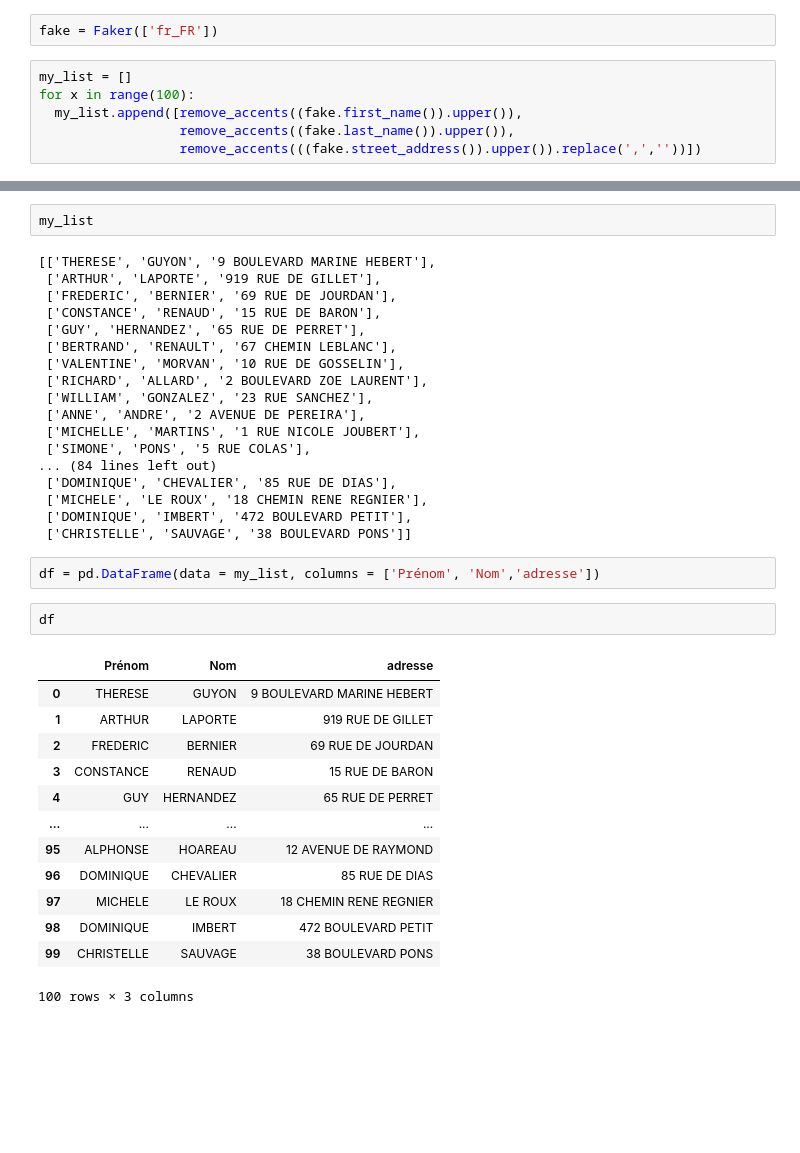
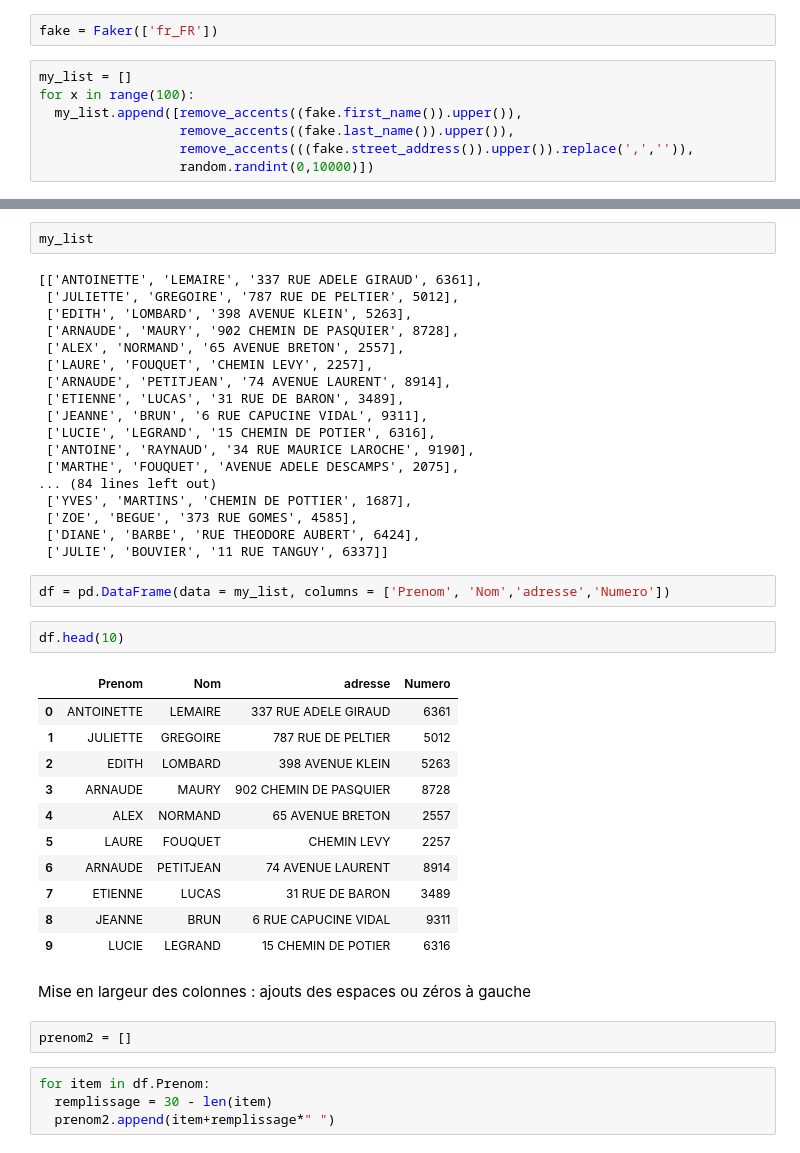
Before and after one commit to Didier-Lebourgeois/colab, a Jupyter notebook: df_fake_data.ipynb, the cells around one changed output, grey strips where cells are left out. Saved outputs shown, nothing was run; the diff lists cells and outputs as text; blank space fills up the shorter version.

```diff
--- a/df_fake_data.ipynb
+++ b/df_fake_data.ipynb
@@ -28,4 +29,5 @@ my_list = []
 for x in range(100):
   my_list.append([remove_accents((fake.first_name()).upper()),
                   remove_accents((fake.last_name()).upper()),
-                  remove_accents(((fake.street_address()).upper()).replace(',',''))])
+                  remove_accents(((fake.street_address()).upper()).replace(',','')),
+                  random.randint(0,10000)])
@@ -36,38 +40,44 @@ remove_accents(fake.city()).upper()
 # %%
 my_list
 # %% [output]
-[['THERESE', 'GUYON', '9 BOULEVARD MARINE HEBERT'],
- ['ARTHUR', 'LAPORTE', '919 RUE DE GILLET'],
- ['FREDERIC', 'BERNIER', '69 RUE DE JOURDAN'],
- ['CONSTANCE', 'RENAUD', '15 RUE DE BARON'],
- ['GUY', 'HERNANDEZ', '65 RUE DE PERRET'],
- ['BERTRAND', 'RENAULT', '67 CHEMIN LEBLANC'],
- ['VALENTINE', 'MORVAN', '10 RUE DE GOSSELIN'],
- ['RICHARD', 'ALLARD', '2 BOULEVARD ZOE LAURENT'],
- ['WILLIAM', 'GONZALEZ', '23 RUE SANCHEZ'],
- ['ANNE', 'ANDRE', '2 AVENUE DE PEREIRA'],
- ['MICHELLE', 'MARTINS', '1 RUE NICOLE JOUBERT'],
- ['SIMONE', 'PONS', '5 RUE COLAS'],
+[['ANTOINETTE', 'LEMAIRE', '337 RUE ADELE GIRAUD', 6361],
+ ['JULIETTE', 'GREGOIRE', '787 RUE DE PELTIER', 5012],
+ ['EDITH', 'LOMBARD', '398 AVENUE KLEIN', 5263],
+ ['ARNAUDE', 'MAURY', '902 CHEMIN DE PASQUIER', 8728],
+ ['ALEX', 'NORMAND', '65 AVENUE BRETON', 2557],
+ ['LAURE', 'FOUQUET', 'CHEMIN LEVY', 2257],
+ ['ARNAUDE', 'PETITJEAN', '74 AVENUE LAURENT', 8914],
+ ['ETIENNE', 'LUCAS', '31 RUE DE BARON', 3489],
+ ['JEANNE', 'BRUN', '6 RUE CAPUCINE VIDAL', 9311],
+ ['LUCIE', 'LEGRAND', '15 CHEMIN DE POTIER', 6316],
+ ['ANTOINE', 'RAYNAUD', '34 RUE MAURICE LAROCHE', 9190],
+ ['MARTHE', 'FOUQUET', 'AVENUE ADELE DESCAMPS', 2075],
 ... (84 lines left out)
- ['DOMINIQUE', 'CHEVALIER', '85 RUE DE DIAS'],
- ['MICHELE', 'LE ROUX', '18 CHEMIN RENE REGNIER'],
- ['DOMINIQUE', 'IMBERT', '472 BOULEVARD PETIT'],
- ['CHRISTELLE', 'SAUVAGE', '38 BOULEVARD PONS']]
+ ['YVES', 'MARTINS', 'CHEMIN DE POTTIER', 1687],
+ ['ZOE', 'BEGUE', '373 RUE GOMES', 4585],
+ ['DIANE', 'BARBE', 'RUE THEODORE AUBERT', 6424],
+ ['JULIE', 'BOUVIER', '11 RUE TANGUY', 6337]]
 # %%
-df = pd.DataFrame(data = my_list, columns = ['Prénom', 'Nom','adresse'])
+df = pd.DataFrame(data = my_list, columns = ['Prenom', 'Nom','adresse','Numero'])
 # %%
-df
+df.head(10)
 # %% [output]
-|  | Prénom | Nom | adresse |
-| 0 | THERESE | GUYON | 9 BOULEVARD MARINE HEBERT |
-| 1 | ARTHUR | LAPORTE | 919 RUE DE GILLET |
-| 2 | FREDERIC | BERNIER | 69 RUE DE JOURDAN |
-| 3 | CONSTANCE | RENAUD | 15 RUE DE BARON |
-| 4 | GUY | HERNANDEZ | 65 RUE DE PERRET |
-| ... | ... | ... | ... |
-| 95 | ALPHONSE | HOAREAU | 12 AVENUE DE RAYMOND |
-| 96 | DOMINIQUE | CHEVALIER | 85 RUE DE DIAS |
-| 97 | MICHELE | LE ROUX | 18 CHEMIN RENE REGNIER |
-| 98 | DOMINIQUE | IMBERT | 472 BOULEVARD PETIT |
-| 99 | CHRISTELLE | SAUVAGE | 38 BOULEVARD PONS |
+|  | Prenom | Nom | adresse | Numero |
+| 0 | ANTOINETTE | LEMAIRE | 337 RUE ADELE GIRAUD | 6361 |
+| 1 | JULIETTE | GREGOIRE | 787 RUE DE PELTIER | 5012 |
+| 2 | EDITH | LOMBARD | 398 AVENUE KLEIN | 5263 |
+| 3 | ARNAUDE | MAURY | 902 CHEMIN DE PASQUIER | 8728 |
+| 4 | ALEX | NORMAND | 65 AVENUE BRETON | 2557 |
+| 5 | LAURE | FOUQUET | CHEMIN LEVY | 2257 |
+| 6 | ARNAUDE | PETITJEAN | 74 AVENUE LAURENT | 8914 |
+| 7 | ETIENNE | LUCAS | 31 RUE DE BARON | 3489 |
+| 8 | JEANNE | BRUN | 6 RUE CAPUCINE VIDAL | 9311 |
+| 9 | LUCIE | LEGRAND | 15 CHEMIN DE POTIER | 6316 |
-100 rows × 3 columns
+# %% [markdown]
+Mise en largeur des colonnes : ajouts des espaces ou zéros à gauche
+# %%
+prenom2 = []
+# %%
+for item in df.Prenom:
+  remplissage = 30 - len(item)
+  prenom2.append(item+remplissage*" ")
```
Also changed, not shown: parts of 6 cells of this notebook.
